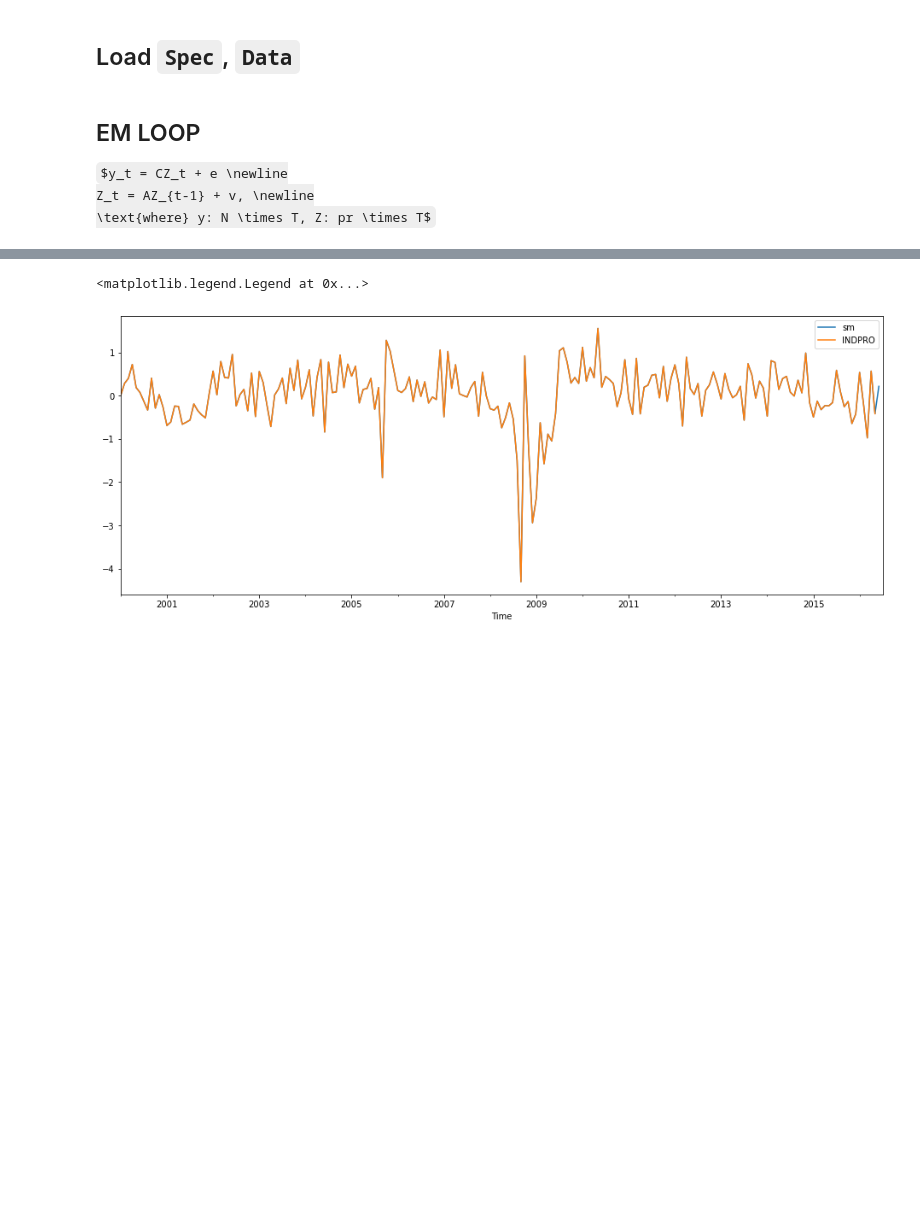
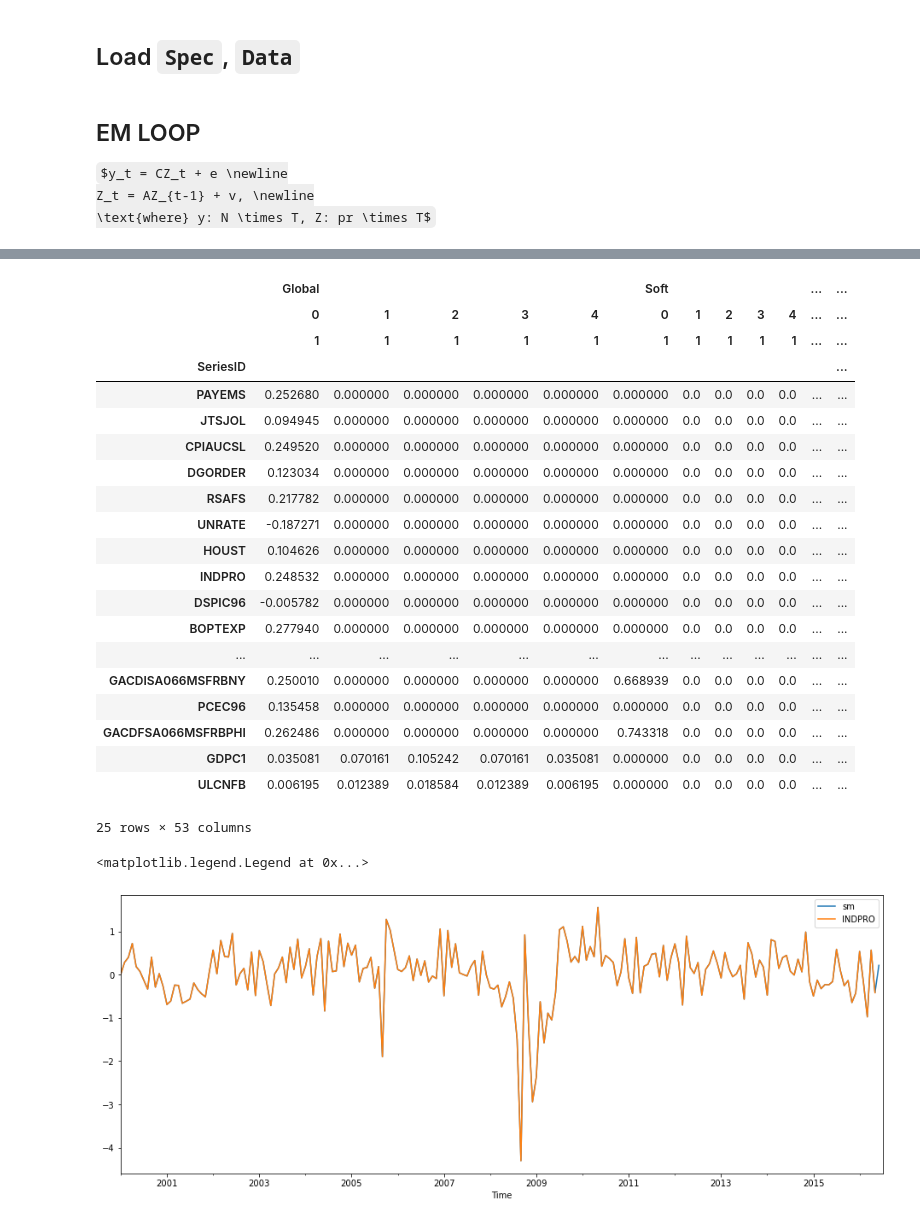
Before and after one commit to hyunchangyi/nowcasting, a Jupyter notebook: nowcasting.ipynb, the cells around one changed output, grey strips where cells are left out. Cells and saved outputs as stored; diff of their text form; code cells hidden in the pictures; some formulas as TeX source; blank space fills up the shorter version.

```diff
--- a/nowcasting.ipynb
+++ b/nowcasting.ipynb
@@ -23,3 +25,5 @@ warnings.simplefilter(action='ignore', category=pd.errors.PerformanceWarning)
+# %%
+DFModel = namedtuple('DFModel', 'A C Q R Z_0 V_0')
 # %% [markdown]
 ## InitCond
 # %% [markdown]
@@ -1146,3 +1175,27 @@ Successful: Convergence at 4 iterations.
+# %%
+M0.C
+# %% [output]
+|  | Global |  |  |  |  | Soft |  |  |  |  | ... | ... |
+|  | 0 | 1 | 2 | 3 | 4 | 0 | 1 | 2 | 3 | 4 | ... | ... |
+|  | 1 | 1 | 1 | 1 | 1 | 1 | 1 | 1 | 1 | 1 | ... | ... |
+| SeriesID |  |  |  |  |  |  |  |  |  |  |  | ... |
+| PAYEMS | 0.252680 | 0.000000 | 0.000000 | 0.000000 | 0.000000 | 0.000000 | 0.0 | 0.0 | 0.0 | 0.0 | ... | ... |
+| JTSJOL | 0.094945 | 0.000000 | 0.000000 | 0.000000 | 0.000000 | 0.000000 | 0.0 | 0.0 | 0.0 | 0.0 | ... | ... |
+| CPIAUCSL | 0.249520 | 0.000000 | 0.000000 | 0.000000 | 0.000000 | 0.000000 | 0.0 | 0.0 | 0.0 | 0.0 | ... | ... |
+| DGORDER | 0.123034 | 0.000000 | 0.000000 | 0.000000 | 0.000000 | 0.000000 | 0.0 | 0.0 | 0.0 | 0.0 | ... | ... |
+| RSAFS | 0.217782 | 0.000000 | 0.000000 | 0.000000 | 0.000000 | 0.000000 | 0.0 | 0.0 | 0.0 | 0.0 | ... | ... |
+| UNRATE | -0.187271 | 0.000000 | 0.000000 | 0.000000 | 0.000000 | 0.000000 | 0.0 | 0.0 | 0.0 | 0.0 | ... | ... |
+| HOUST | 0.104626 | 0.000000 | 0.000000 | 0.000000 | 0.000000 | 0.000000 | 0.0 | 0.0 | 0.0 | 0.0 | ... | ... |
+| INDPRO | 0.248532 | 0.000000 | 0.000000 | 0.000000 | 0.000000 | 0.000000 | 0.0 | 0.0 | 0.0 | 0.0 | ... | ... |
+| DSPIC96 | -0.005782 | 0.000000 | 0.000000 | 0.000000 | 0.000000 | 0.000000 | 0.0 | 0.0 | 0.0 | 0.0 | ... | ... |
+| BOPTEXP | 0.277940 | 0.000000 | 0.000000 | 0.000000 | 0.000000 | 0.000000 | 0.0 | 0.0 | 0.0 | 0.0 | ... | ... |
+| ... | ... | ... | ... | ... | ... | ... | ... | ... | ... | ... | ... | ... |
+| GACDISA066MSFRBNY | 0.250010 | 0.000000 | 0.000000 | 0.000000 | 0.000000 | 0.668939 | 0.0 | 0.0 | 0.0 | 0.0 | ... | ... |
+| PCEC96 | 0.135458 | 0.000000 | 0.000000 | 0.000000 | 0.000000 | 0.000000 | 0.0 | 0.0 | 0.0 | 0.0 | ... | ... |
+| GACDFSA066MSFRBPHI | 0.262486 | 0.000000 | 0.000000 | 0.000000 | 0.000000 | 0.743318 | 0.0 | 0.0 | 0.0 | 0.0 | ... | ... |
+| GDPC1 | 0.035081 | 0.070161 | 0.105242 | 0.070161 | 0.035081 | 0.000000 | 0.0 | 0.0 | 0.0 | 0.0 | ... | ... |
+| ULCNFB | 0.006195 | 0.012389 | 0.018584 | 0.012389 | 0.006195 | 0.000000 | 0.0 | 0.0 | 0.0 | 0.0 | ... | ... |
+25 rows × 53 columns
 # %%
 fig, axs = plt.subplots(1, 1, figsize=(16, 6))
 Xsm.INDPRO.plot(ax=axs, label='sm')
```
Also changed, not shown: parts of 7 cells of this notebook, 2 other files.
